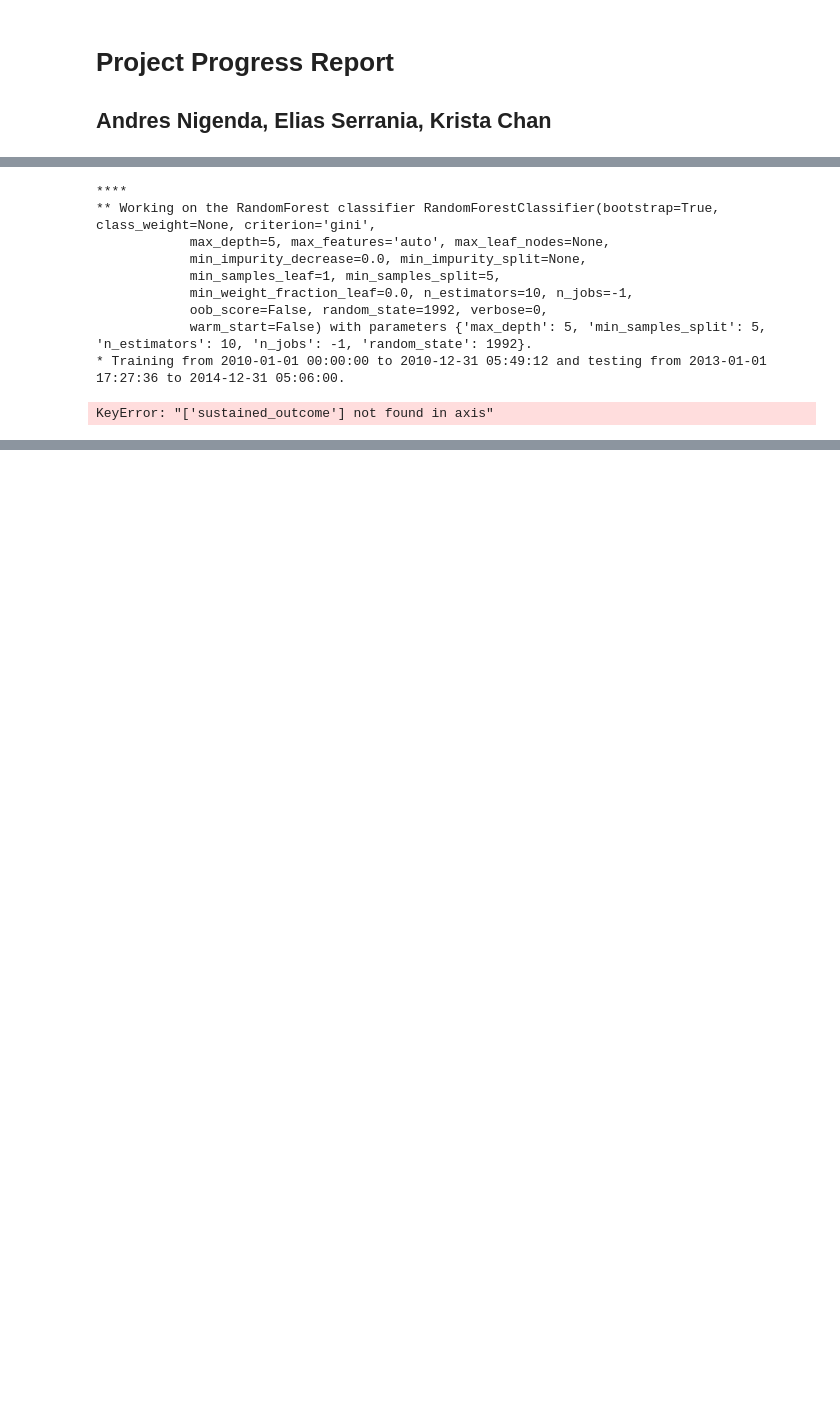
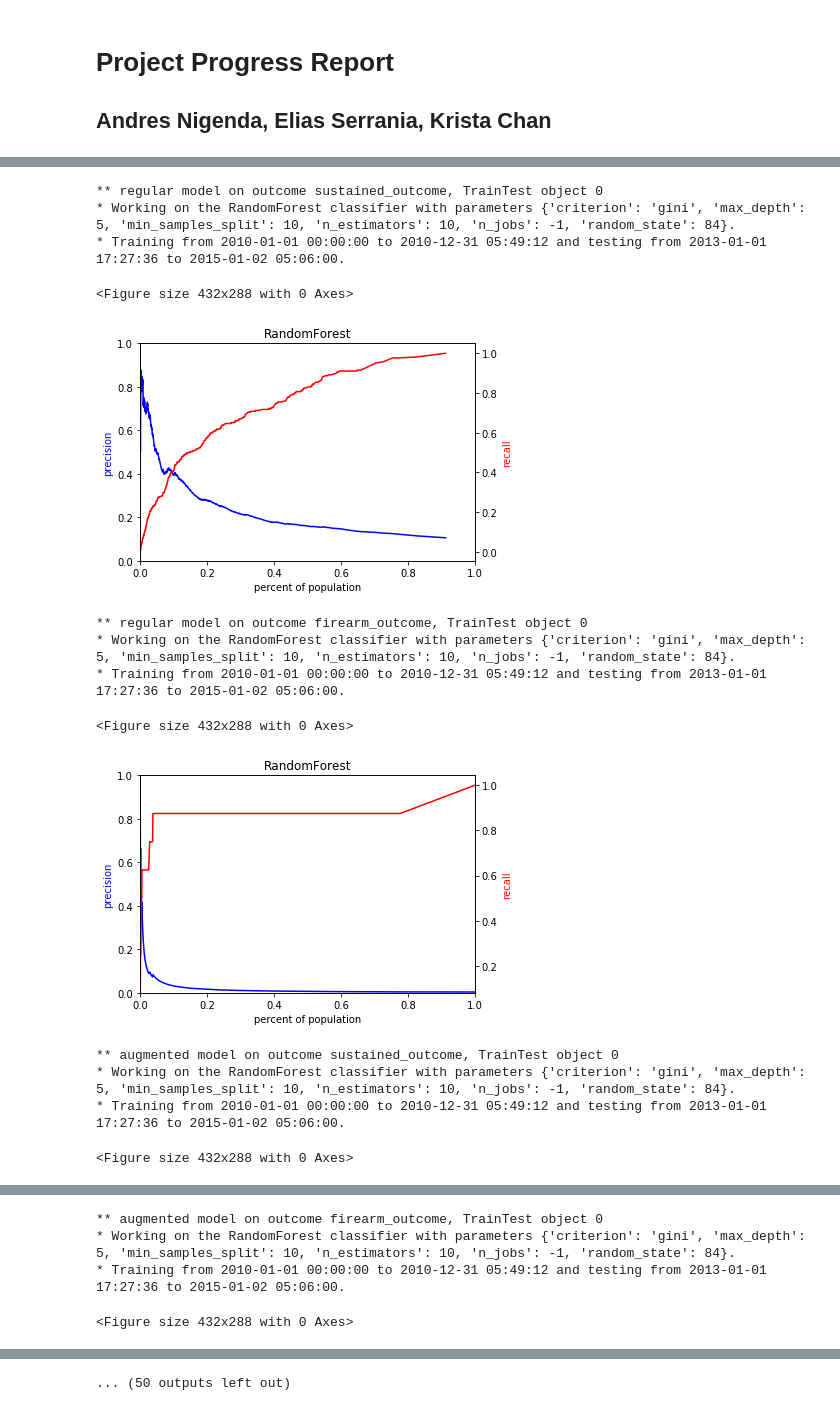
Before and after one commit to eserrania/chicago_police, a Jupyter notebook: 06-02-19 Full Run_KC.ipynb, the cells around one changed output, grey strips where cells are left out. Cells and saved outputs as stored; diff of their text form; code cells hidden in the pictures; blank space fills up the shorter version.

Commit message:
updated run and ml loop

```diff
--- a/06-02-19 Full Run_KC.ipynb
+++ b/06-02-19 Full Run_KC.ipynb
@@ -56,8 +78,14 @@ set_list[0].reg
 # %%
 # Model parameters
-GRID = 'test'
-CLFRS_TO_RUN = ['RandomForest']
-LABEL = 'sustained_outcome'
+GRID = 'all'
+CLFRS_TO_RUN = ['RandomForest',
+                'ExtraTrees',
+                'AdaBoost',
+                'DecisionTree',
+                'GradientBoosting',
+                'Bagging',
+                'LogisticRegression']
+label_lst = ['sustained_outcome', 'firearm_outcome']
 
 # Metrics and thresholds
 METRIC_DICT = {'precision': [100, 5, 20, 50, 80],
@@ -65,20 +93,21 @@ METRIC_DICT = {'precision': [100, 5, 20, 50, 80],
                'f1': [5],
                'accuracy': [50]}
 METRICS = 'pop'
-
-# Other lists
-preds_drop = [] + [LABEL]
 # %%
-res_df = ml.classifier_loop(set_list, GRID, CLFRS_TO_RUN, METRIC_DICT, LABEL, preds_drop,
-                            METRICS, plot=True, save=False)
+res_df = ml.classifier_loop(set_list, GRID, CLFRS_TO_RUN, METRIC_DICT, label_lst,
+                            METRICS, plot=True, save="loop_output.csv")
 # %% [output]
-****
-** Working on the RandomForest classifier RandomForestClassifier(bootstrap=True, class_weight=None, criterion='gini',
-            max_depth=5, max_features='auto', max_leaf_nodes=None,
-            min_impurity_decrease=0.0, min_impurity_split=None,
-            min_samples_leaf=1, min_samples_split=5,
-            min_weight_fraction_leaf=0.0, n_estimators=10, n_jobs=-1,
-            oob_score=False, random_state=1992, verbose=0,
-            warm_start=False) with parameters {'max_depth': 5, 'min_samples_split': 5, 'n_estimators': 10, 'n_jobs': -1, 'random_state': 1992}.
-* Training from 2010-01-01 00:00:00 to 2010-12-31 05:49:12 and testing from 2013-01-01 17:27:36 to 2014-12-31 05:06:00.
+** regular model on outcome sustained_outcome, TrainTest object 0
+* Working on the RandomForest classifier with parameters {'criterion': 'gini', 'max_depth': 5, 'min_samples_split': 10, 'n_estimators': 10, 'n_jobs': -1, 'random_state': 84}.
+* Training from 2010-01-01 00:00:00 to 2010-12-31 05:49:12 and testing from 2013-01-01 17:27:36 to 2015-01-02 05:06:00.
-KeyError: "['sustained_outcome'] not found in axis"
+<Figure size 432x288 with 0 Axes>
+[figure, added]
+** regular model on outcome firearm_outcome, TrainTest object 0
+* Working on the RandomForest classifier with parameters {'criterion': 'gini', 'max_depth': 5, 'min_samples_split': 10, 'n_estimators': 10, 'n_jobs': -1, 'random_state': 84}.
+* Training from 2010-01-01 00:00:00 to 2010-12-31 05:49:12 and testing from 2013-01-01 17:27:36 to 2015-01-02 05:06:00.
+<Figure size 432x288 with 0 Axes>
+[figure, added]
+** augmented model on outcome sustained_outcome, TrainTest object 0
+* Working on the RandomForest classifier with parameters {'criterion': 'gini', 'max_depth': 5, 'min_samples_split': 10, 'n_estimators': 10, 'n_jobs': -1, 'random_state': 84}.
+* Training from 2010-01-01 00:00:00 to 2010-12-31 05:49:12 and testing from 2013-01-01 17:27:36 to 2015-01-02 05:06:00.
+<Figure size 432x288 with 0 Axes>
@@ -84,0 +115,4 @@ KeyError: "['sustained_outcome'] not found in axis"
+** augmented model on outcome firearm_outcome, TrainTest object 0
+* Working on the RandomForest classifier with parameters {'criterion': 'gini', 'max_depth': 5, 'min_samples_split': 10, 'n_estimators': 10, 'n_jobs': -1, 'random_state': 84}.
+* Training from 2010-01-01 00:00:00 to 2010-12-31 05:49:12 and testing from 2013-01-01 17:27:36 to 2015-01-02 05:06:00.
+<Figure size 432x288 with 0 Axes>
@@ -84,0 +120 @@ KeyError: "['sustained_outcome'] not found in axis"
+... (50 outputs left out)
```
Also changed, not shown: parts of 7 cells of this notebook, 1 other file.
